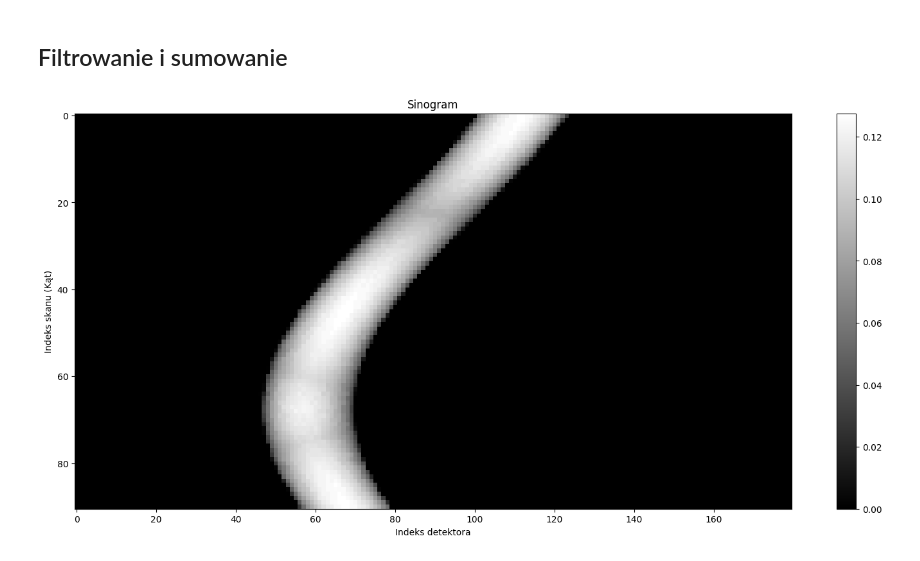
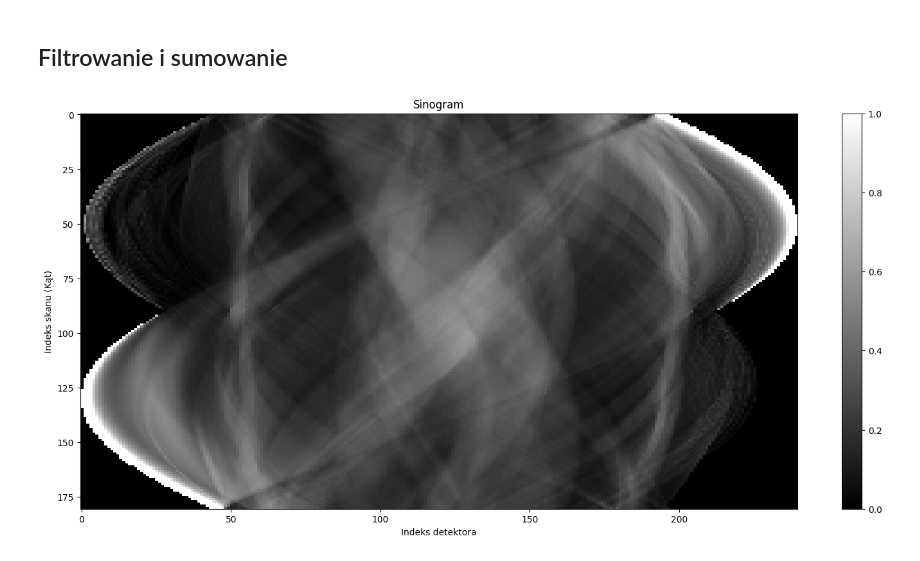
Before and after one commit to Szymonur/tomograf, a Jupyter notebook: tomograf.ipynb, the cells around one changed output. Cells and saved outputs as stored; diff of their text form; code cells hidden in the pictures.

```diff
--- a/tomograf.ipynb
+++ b/tomograf.ipynb
@@ -5,8 +5,10 @@ from PIL import Image
 import numpy as np
 import matplotlib.pyplot as plt
 from IPython.display import display, clear_output
+import math
+from skimage import exposure
 
-img = Image.open('./src/example_images/Kropka.jpg').convert('L')
+img = Image.open('./src/example_images/SADDLE_PE.jpg').convert('L')
 img_matrix = np.array(img)/255
 
 (img_height, img_width) = img_matrix.shape
@@ -16,9 +18,9 @@ print(img_height, img_width)
 # %% [markdown]
 ## Parametry wejściowe
 # %%
-N_detectors = 180
-distance_between_emiters = img_width/N_detectors   #pixels
-N_scans = 90
+N_detectors = 240
+distance_between_emiters = math.sqrt(pow(img_width,2)+pow(img_height,2))/N_detectors   #pixels
+N_scans = 180
 angle_coverage = 180    #degrees
 # %% [markdown]
 ## Pętla skanowania
@@ -113,6 +112,8 @@ def filter_sum_nornmalize(pixels):
             sum += img_matrix[pixel_cords[1]][pixel_cords[0]]
             counter += 1
             #do potencjalnej alternatywnej normalizacji
+    if counter == 0:
+        return 0
     return sum/counter
 # %%
 def show_sinogram(sinogram_matrix):
@@ -130,31 +131,27 @@ def show_sinogram(sinogram_matrix):
     plt.colorbar()
     plt.show()
 # %%
-import math
-
 sinogram = []
 angle = 0
 while angle <= angle_coverage:
     #głowica w nowej pozycji
-    list_scans = []
 
     radius = math.sqrt(pow(img_width,2)+pow(img_height, 2))/2
-
     emiters_cords = calculate_emitter_coordinates(angle, N_detectors, distance_between_emiters, radius, img_matrix.shape)
     detectors_cords = calculate_emitter_coordinates(angle+180, N_detectors, distance_between_emiters, radius, img_matrix.shape)[::-1]
 
     sinogram_row = []
     for i in range(N_detectors):
         bresenham_pixels = get_bresenham_pixels(emiters_cords[i][0], emiters_cords[i][1], detectors_cords[i][0], detectors_cords[i][1])
         sinogram_row.append(filter_sum_nornmalize(bresenham_pixels))
     sinogram.append(sinogram_row)
     angle += angle_coverage/N_scans
 
     # clear_output(wait=True)
     # plt.imshow(np.array(sinogram), cmap='gray', aspect='auto')
     # plt.show()
 
 
 show_sinogram(sinogram)
 # %% [output]
-[figure, old version]
+[figure, new version]
```
Also changed, not shown: parts of 10 cells of this notebook.
